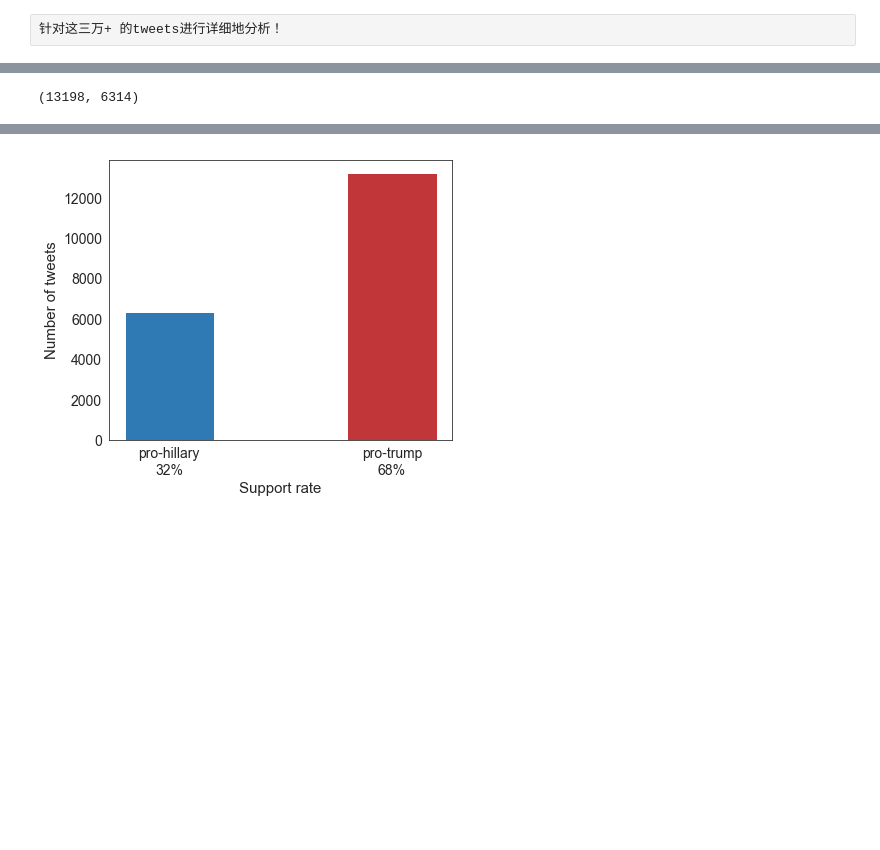
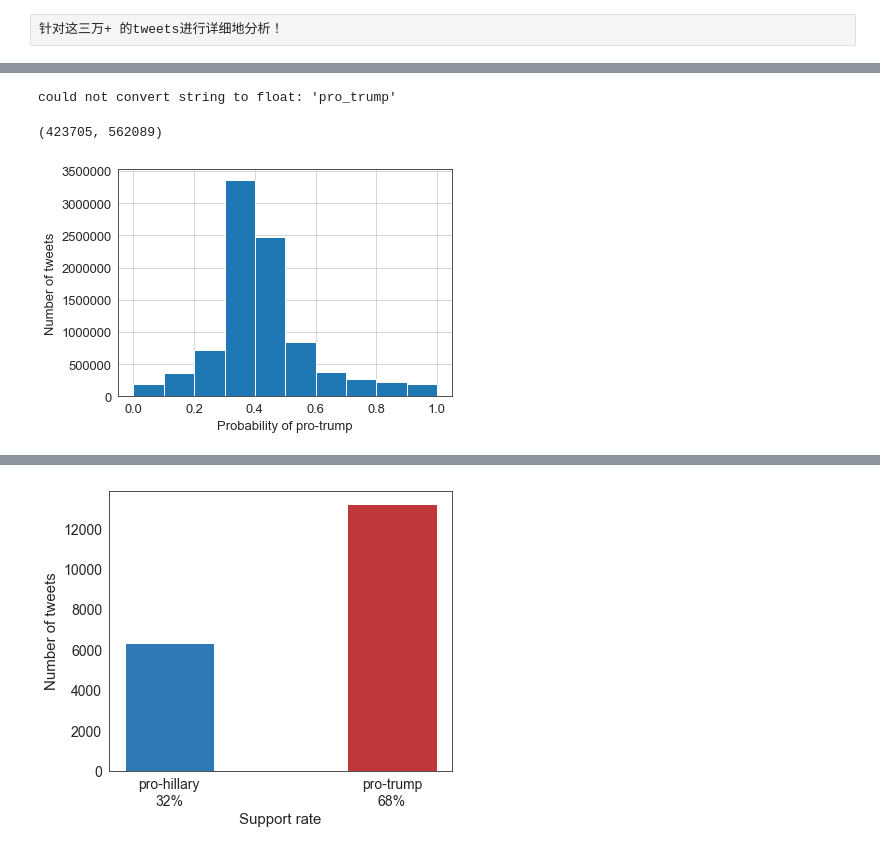
Before and after one commit to kayzhou/fake_news_during_election, a Jupyter notebook: analyze_IRAs.ipynb, the cells around one changed output, grey strips where cells are left out. Cells and saved outputs as stored; diff of their text form; code cells hidden in the pictures; blank space fills up the shorter version.

```diff
--- a/analyze_IRAs.ipynb
+++ b/analyze_IRAs.ipynb
@@ -607,8 +613,10 @@ df.to_csv("ira-tweets-trump-hillary.csv", index=None)
 
 # tweet_ids = pd.read_csv("data/ira-tweets-ele.csv", usecols=["tweetid"], dtype=str).tweetid.tolist()
 
-tweet_ids = pd.read_csv("data/ira-tweets-trump-hillary.csv", usecols=["tweetid"], dtype=str).tweetid.tolist()
+# tweet_ids = set(pd.read_csv("data/ira-tweets-trump-hillary.csv", usecols=["tweetid"], dtype=str).tweetid.tolist())
 
 
 # print(tweet_ids[0])
-tweet_ids = set(tweet_ids)
+
+%time tweets = pd.read_csv("data/ira-tweets-ele.csv")
+tweet_ids = set([str(tid) for tid in tweets.tweetid.tolist()])
@@ -634,14 +656,31 @@ plt.savefig("fig/probality of pro-trump.pdf", dpi=300)
 [figure]
-# %%
-trump_count = 0
-hillary_count = 0
-
-for row in d:
-    if row >= 0.8:
-        trump_count += 1
-    elif row < 0.2:
-        hillary_count += 1
-
-trump_count, hillary_count
-# %% [output]
-(13198, 6314)
+# %%
+pros = []
+for line in tqdm(open("data/IRA_support_trump.txt")):
+    try:
+        w = line.strip().split(",")
+        pros.append(float(w[1]))
+    except Exception as e:
+        print(e)
+
+# 分析pro-trump
+
+d = pd.Series(pros)
+d.hist(bins=10)
+plt.xlabel('Probability of pro-trump', fontsize=13)
+plt.ylabel('Number of tweets', fontsize=13)
+plt.xticks(fontsize=13); plt.yticks(fontsize=13)
+plt.tight_layout()
+plt.savefig("fig/pro-trump-all.pdf", dpi=300)
+
+trump_count = 0
+hillary_count = 0
+
+for row in d:
+    if row >= 0.8:
+        trump_count += 1
+    elif row < 0.2:
+        hillary_count += 1
+
+trump_count, hillary_count
+# %% [output]
@@ -647,0 +688,3 @@ trump_count, hillary_count
+could not convert string to float: 'pro_trump'
+(423705, 562089)
+[figure, added]
```
Also changed, not shown: parts of 16 cells of this notebook.
